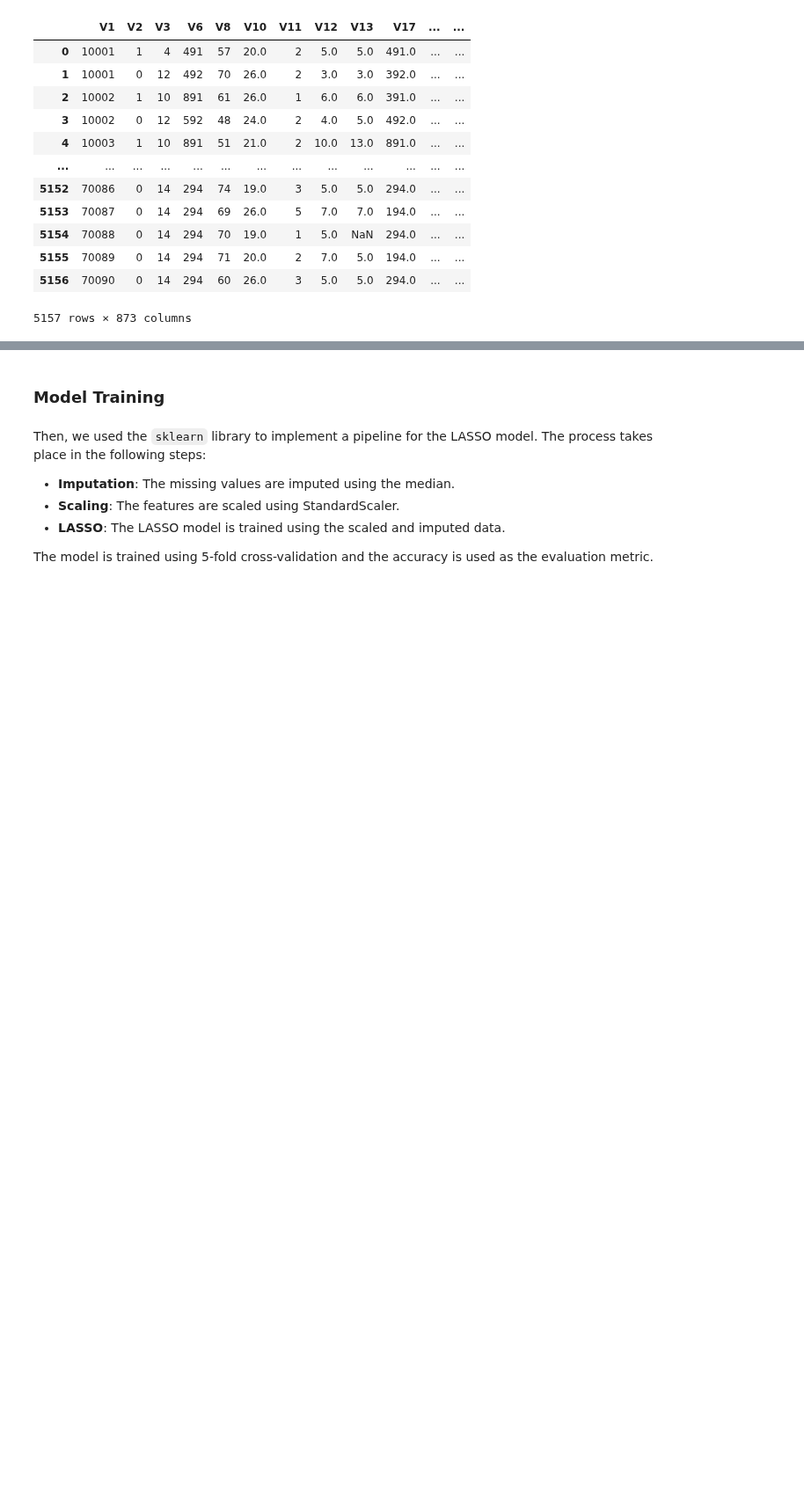
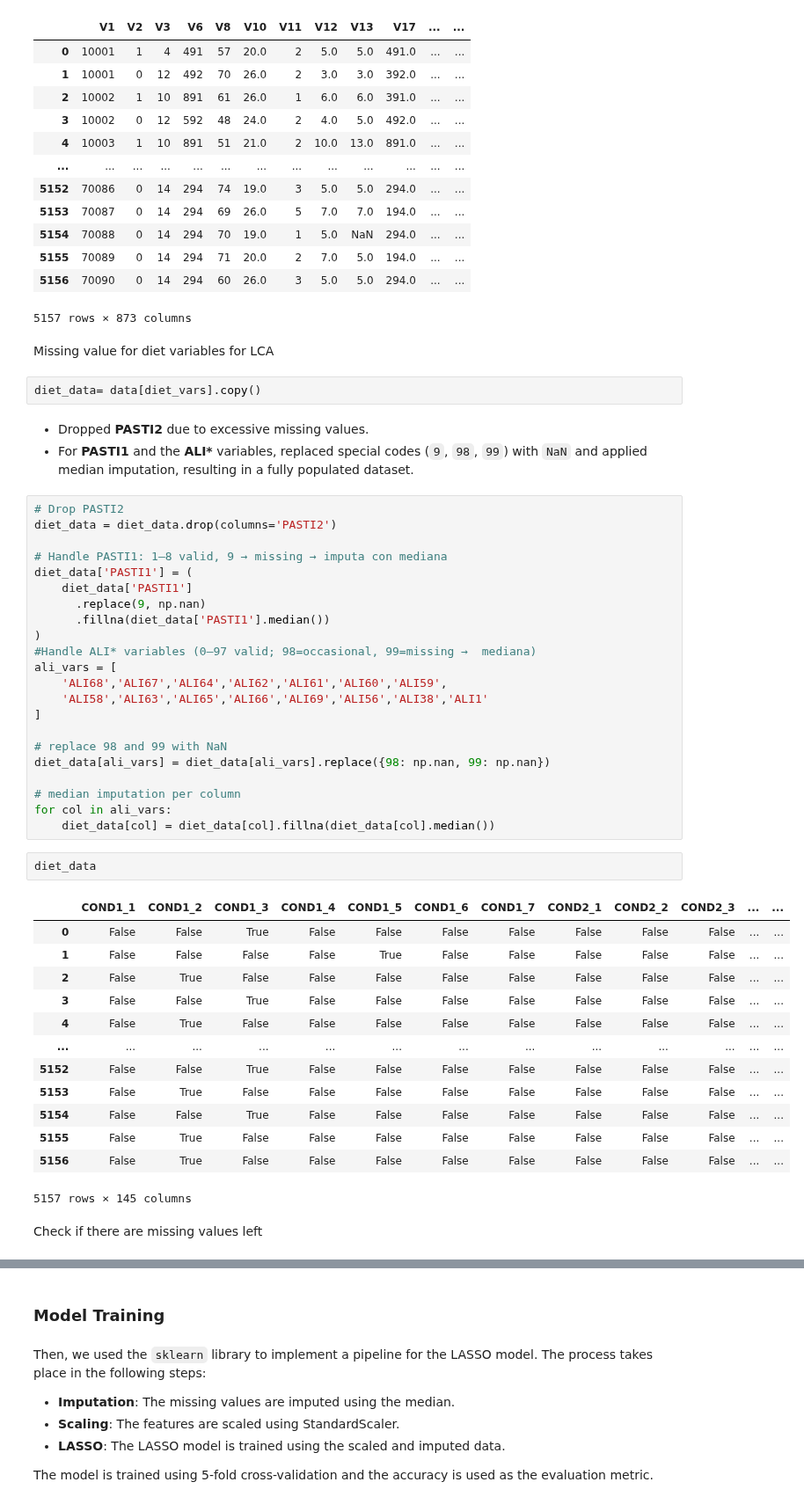
Before and after one commit to Paolaloi/EpidemLab, a Jupyter notebook: PL.ipynb, the cells around one changed output, grey strips where cells are left out. Shown at 88% size. Saved outputs shown, nothing was run; the diff lists cells and outputs as text; blank space fills up the shorter version.

```diff
--- a/PL.ipynb
+++ b/PL.ipynb
@@ -732,3 +733,50 @@ non_diet_data.drop(columns=['FAM9', 'FARM4'])
 | 5155 | 70089 | 0 | 14 | 294 | 71 | 20.0 | 2 | 7.0 | 5.0 | 194.0 | ... | ... |
 | 5156 | 70090 | 0 | 14 | 294 | 60 | 26.0 | 3 | 5.0 | 5.0 | 294.0 | ... | ... |
 5157 rows × 873 columns
+# %% [markdown]
+Missing value for diet variables for LCA
+# %%
+diet_data= data[diet_vars].copy()
+# %% [markdown]
+- Dropped **PASTI2** due to excessive missing values.
+- For **PASTI1** and the **ALI\*** variables, replaced special codes (`9`, `98`, `99`) with `NaN` and applied median imputation, resulting in a fully populated dataset.
+# %%
+# Drop PASTI2
+diet_data = diet_data.drop(columns='PASTI2')
+
+# Handle PASTI1: 1–8 valid, 9 → missing → imputa con mediana
+diet_data['PASTI1'] = (
+    diet_data['PASTI1']
+      .replace(9, np.nan)
+      .fillna(diet_data['PASTI1'].median())
+)
+#Handle ALI* variables (0–97 valid; 98=occasional, 99=missing →  mediana)
+ali_vars = [
+    'ALI68','ALI67','ALI64','ALI62','ALI61','ALI60','ALI59',
+    'ALI58','ALI63','ALI65','ALI66','ALI69','ALI56','ALI38','ALI1'
+]
+
+# replace 98 and 99 with NaN
+diet_data[ali_vars] = diet_data[ali_vars].replace({98: np.nan, 99: np.nan})
+
+# median imputation per column
+for col in ali_vars:
+    diet_data[col] = diet_data[col].fillna(diet_data[col].median())
+# %%
+diet_data
+# %% [output]
+|  | COND1_1 | COND1_2 | COND1_3 | COND1_4 | COND1_5 | COND1_6 | COND1_7 | COND2_1 | COND2_2 | COND2_3 | ... | ... |
+| 0 | False | False | True | False | False | False | False | False | False | False | ... | ... |
+| 1 | False | False | False | False | True | False | False | False | False | False | ... | ... |
+| 2 | False | True | False | False | False | False | False | False | False | False | ... | ... |
+| 3 | False | False | True | False | False | False | False | False | False | False | ... | ... |
+| 4 | False | True | False | False | False | False | False | False | False | False | ... | ... |
+| ... | ... | ... | ... | ... | ... | ... | ... | ... | ... | ... | ... | ... |
+| 5152 | False | False | True | False | False | False | False | False | False | False | ... | ... |
+| 5153 | False | True | False | False | False | False | False | False | False | False | ... | ... |
+| 5154 | False | False | True | False | False | False | False | False | False | False | ... | ... |
+| 5155 | False | True | False | False | False | False | False | False | False | False | ... | ... |
+| 5156 | False | True | False | False | False | False | False | False | False | False | ... | ... |
+5157 rows × 145 columns
+# %% [markdown]
+Check if there are missing values left
```
Also changed, not shown: parts of 21 cells of this notebook.
